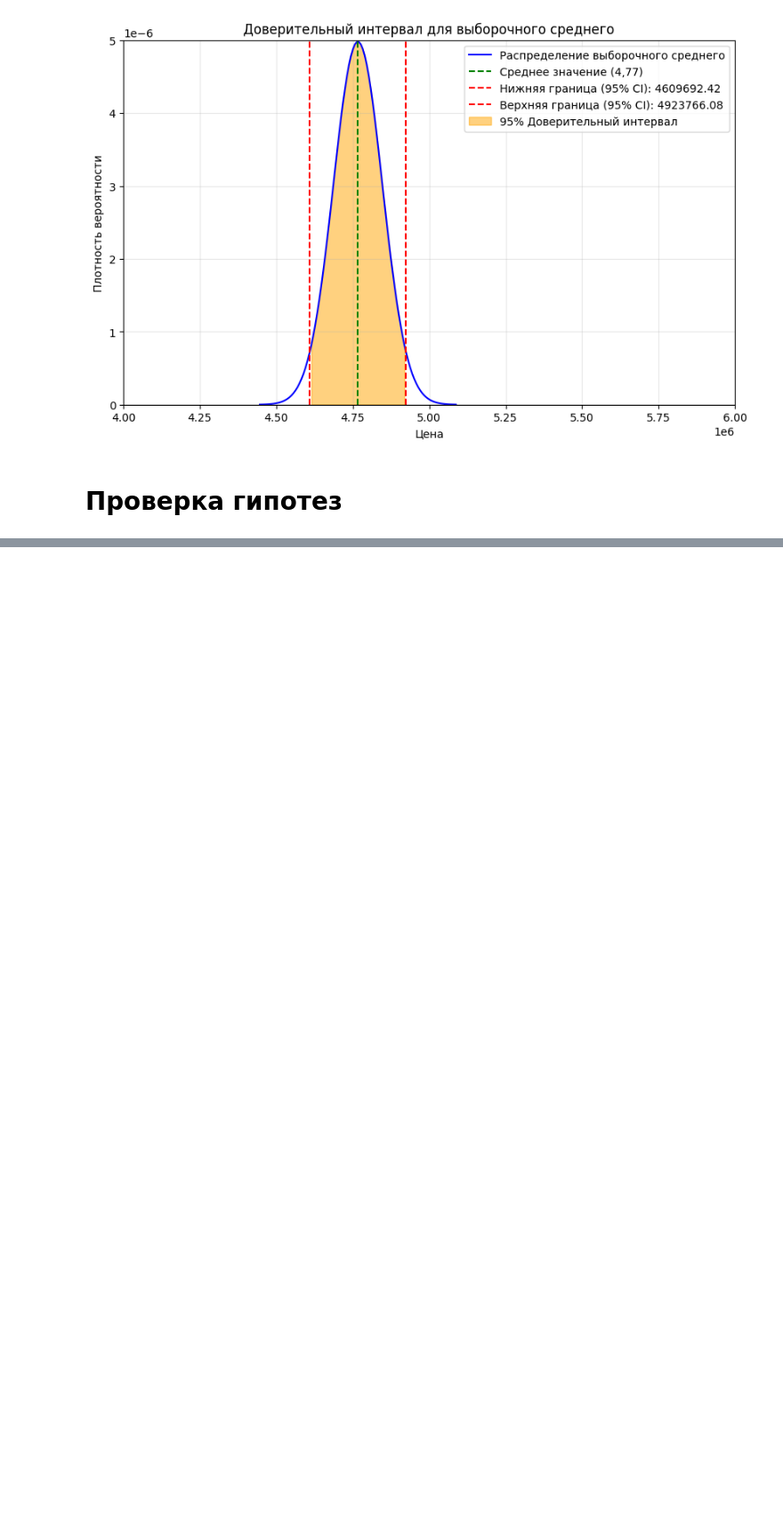
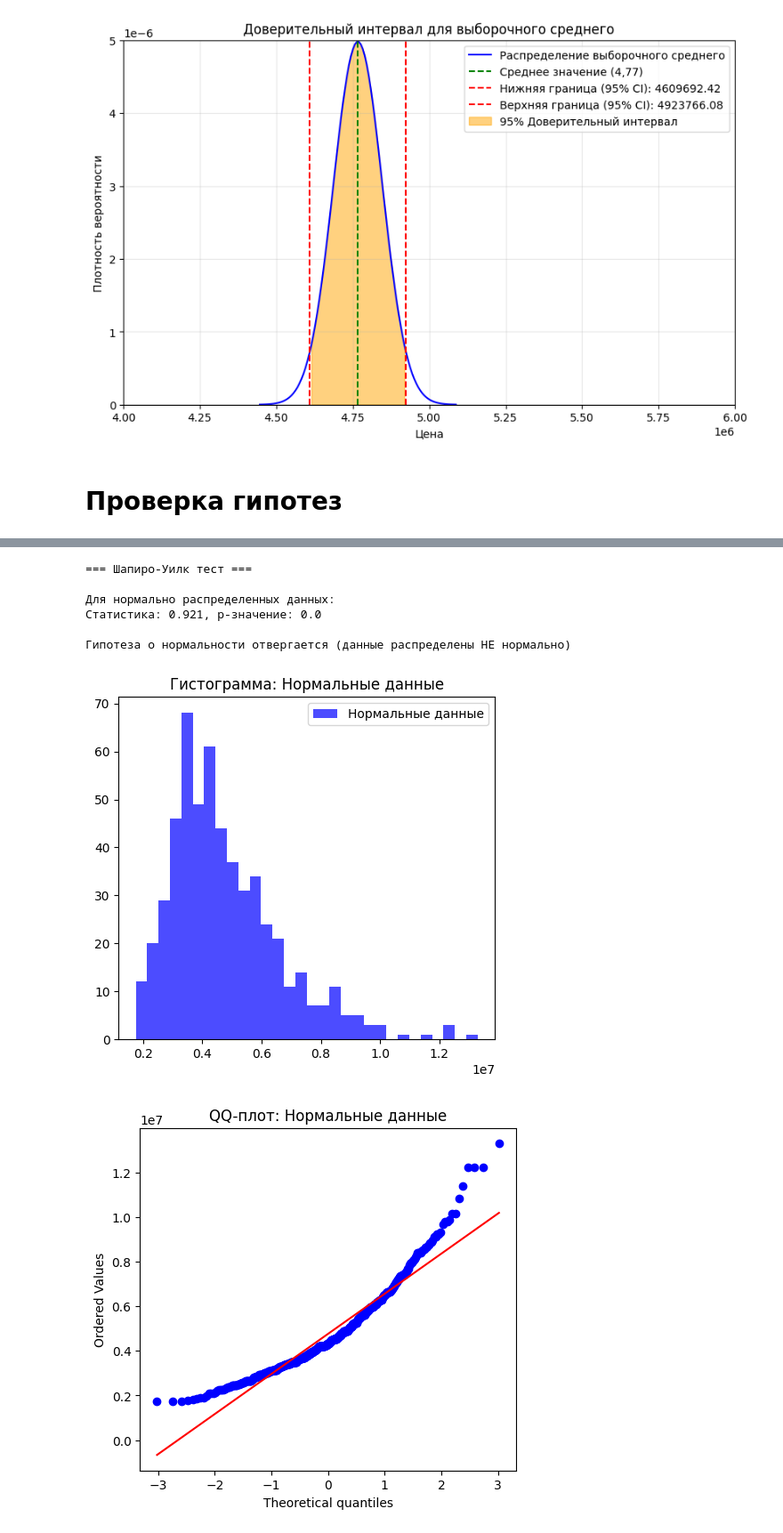
Before and after one commit to nikitazhuikov/Kaggle, a Jupyter notebook: Kaggle_housing.ipynb, the cells around one changed output, grey strips where cells are left out. Shown: that part at 89% size. Drawn from its saved outputs; the diff is of its cells as text; code cells hidden in the pictures; blank space fills up the shorter version.

```diff
--- a/Kaggle_housing.ipynb
+++ b/Kaggle_housing.ipynb
@@ -328,0 +348,51 @@ Reject the null hypothesis: There is a statistically significant difference in m
+# %%
+from scipy.stats import shapiro, probplot
+
+# Генерация данных
+np.random.seed(42)
+
+# Нормально распределенные данные
+data = df['price']
+
+# Уровень значимости
+alpha = 0.05
+
+# === Проверка нормальности ===
+print("=== Шапиро-Уилк тест ===")
+print("\nДля нормально распределенных данных:")
+shapiro_test_normal = shapiro(data)
+print(f"Статистика: {round(shapiro_test_normal.statistic, 3)}, p-значение: {round(shapiro_test_normal.pvalue, 3)}")
+if shapiro_test_normal.pvalue < alpha:
+    print("\nГипотеза о нормальности отвергается (данные распределены НЕ нормально)\n")
+else:
+    print("\nГипотеза о нормальности НЕ отвергается (данные распределены нормально)\n")
+
+# === Визуализация данных ===
+
+# Гистограммы
+plt.figure(figsize=(12, 5))
+
+plt.subplot(1, 2, 1)
+plt.hist(data, bins=30, color="blue", alpha=0.7, label="Нормальные данные")
+plt.title("Гистограмма: Нормальные данные")
+plt.legend()
+
+plt.show()
+
+# QQ-плоты
+plt.figure(figsize=(12, 5))
+
+plt.subplot(1, 2, 1)
+probplot(data, dist="norm", plot=plt)
+plt.title("QQ-плот: Нормальные данные")
+
+plt.show()
+# %% [output]
+=== Шапиро-Уилк тест ===
+
+Для нормально распределенных данных:
+Статистика: 0.921, p-значение: 0.0
+
+Гипотеза о нормальности отвергается (данные распределены НЕ нормально)
+[figure, added]
+[figure, added]
```
Also changed, not shown: parts of 1 cell of this notebook.
